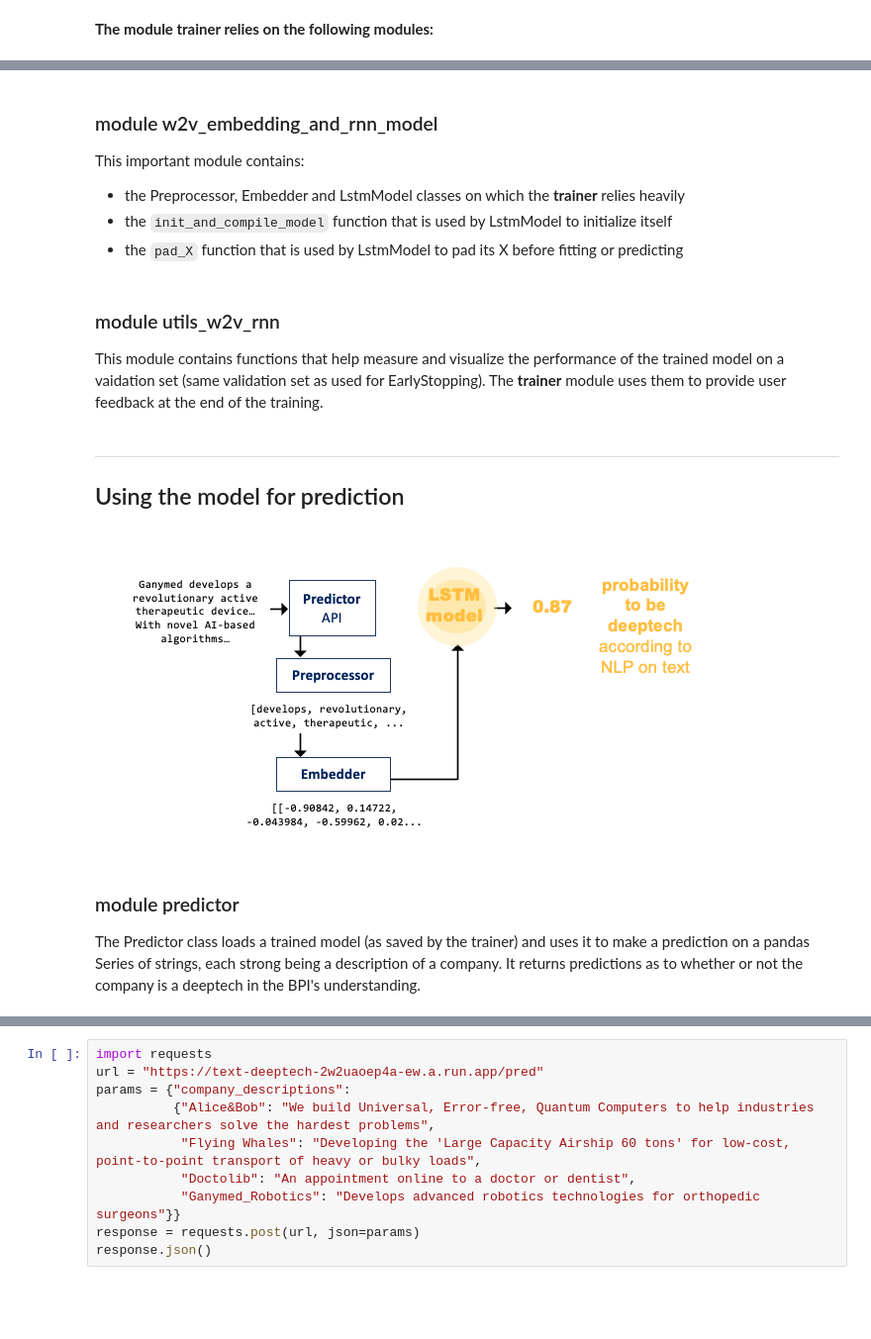
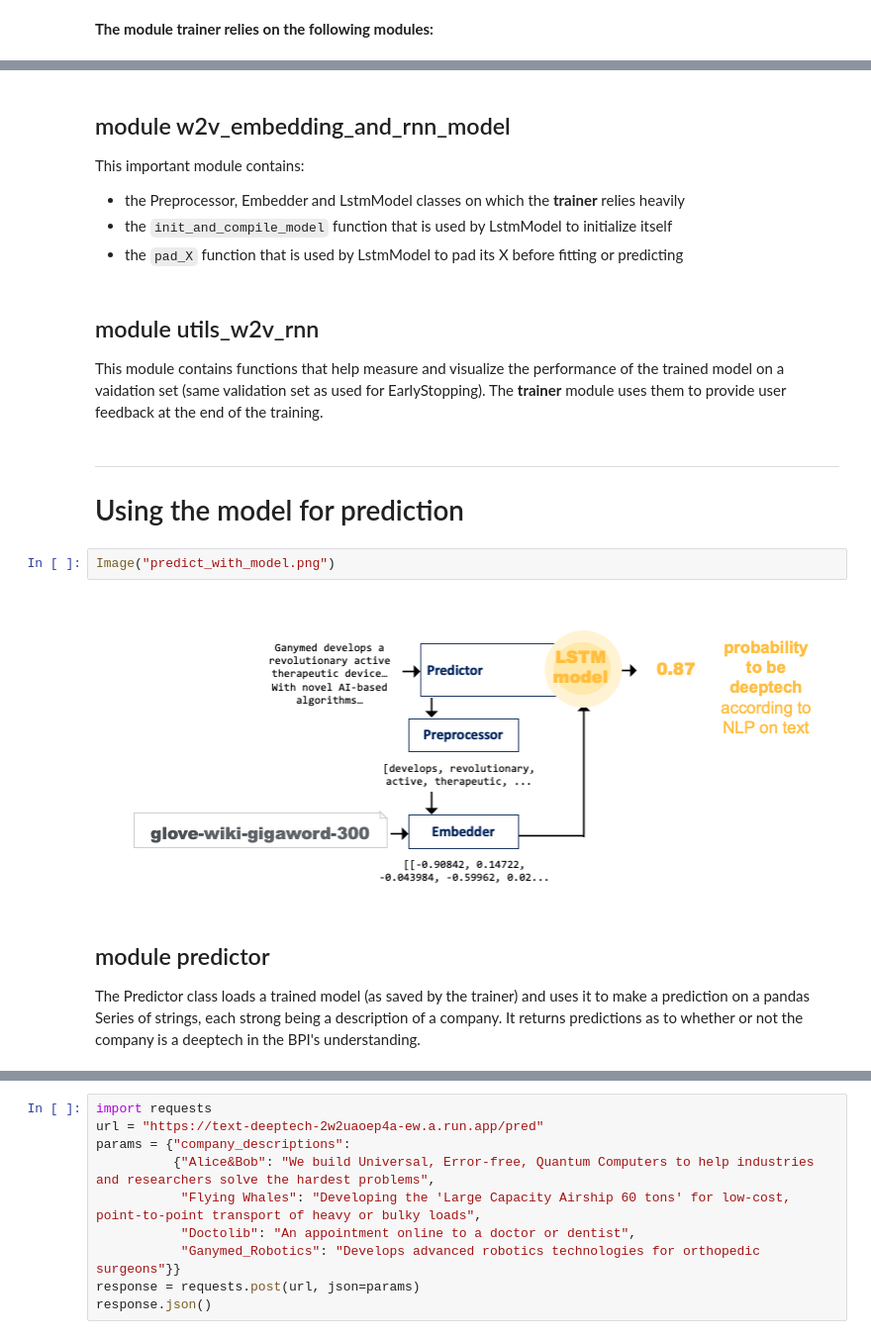
Before and after one commit to ClemenceK/deep4deep, a Jupyter notebook: notebooks/NLP_model_Documentation.ipynb, the cells around one changed output, grey strips where cells are left out. Shown at 99% size. Saved outputs shown, nothing was run; the diff lists cells and outputs as text; blank space fills up the shorter version.

```diff
--- a/notebooks/NLP_model_Documentation.ipynb
+++ b/notebooks/NLP_model_Documentation.ipynb
@@ -63,21 +68,23 @@ Contains a variety of text processing functions,
 + one used in data preparation: remove_own_name
 + some unused: stem and lemmatize, remove_dealroom_phrase
 # %% [markdown]
-### module w2v_embedding_and_rnn_model
+## module w2v_embedding_and_rnn_model
 This important module contains:
 
 + the Preprocessor, Embedder and LstmModel classes on which the **trainer** relies heavily
 + the `init_and_compile_model` function that is used by LstmModel to initialize itself
 + the `pad_X` function that is used by LstmModel to pad its X before fitting or predicting
 # %% [markdown]
-### module utils_w2v_rnn
+## module utils_w2v_rnn
 This module contains functions that help measure and visualize the performance of the trained model on a vaidation set (same validation set as used for EarlyStopping). The **trainer** module uses them to provide user feedback at the end of the training.
 # %% [markdown]
 ---
-## Using the model for prediction
+# Using the model for prediction
-# %% [markdown]
-![image.png](attachment:image.png)
+# %%
+Image("predict_with_model.png")
+# %% [output]
+[figure, added]
 # %% [markdown]
-### module predictor
+## module predictor
 The Predictor class loads a trained model (as saved by the trainer) and uses it to make a prediction on a pandas Series of strings, each strong being a description of a company. It returns predictions as to whether or not the company is a deeptech in the BPI's understanding.
 # %% [markdown]
```
Also changed, not shown: parts of 17 cells of this notebook, 16 other files.
